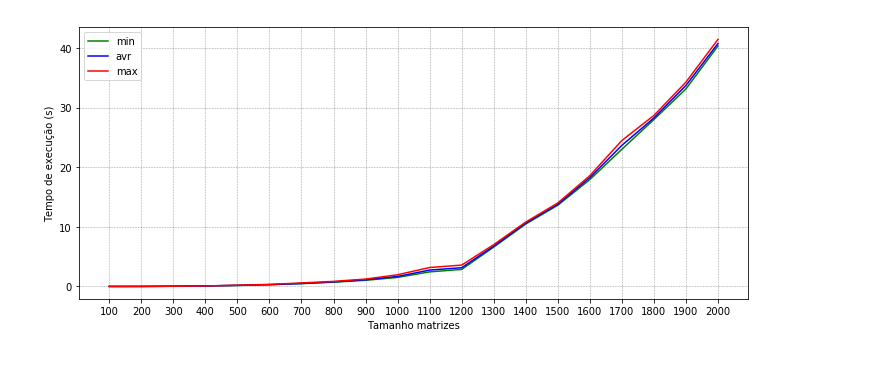
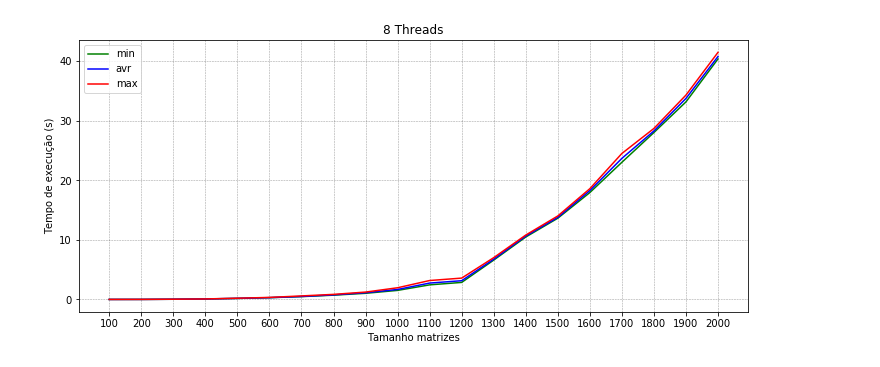
Before and after one commit to willianba/T-SisOp, a Jupyter notebook: src/python/graficos_paralelo.ipynb, the cells around one changed output. Cells and saved outputs as stored; diff of their text form; code cells hidden in the pictures.

```diff
--- a/src/python/graficos_paralelo.ipynb
+++ b/src/python/graficos_paralelo.ipynb
@@ -124,18 +126,19 @@ max_values = [max(thr8_100), max(thr8_200), max(thr8_300), max(thr8_400), max(th
 # %%
 fig, axes = plt.subplots(figsize=(12,5))
 
 axes.plot(min_values, label="min", color="green")
 axes.plot(avr_values, label="avr", color="blue")
 axes.plot(max_values, label="max", color="red")
 axes.set_ylabel("Tempo de execução (s)")
 axes.set_xlabel("Tamanho matrizes")
 axes.set_xticks(range(0,20))
 axes.set_xticklabels(range(100,2100,100))
+axes.set_title("8 Threads")
 
 # custom grid appearance
 axes.grid(color='black', alpha=0.4, linestyle='dashed', linewidth=0.5)
 
 axes.legend()
-fig.savefig("paralelo_8threads.jpg", dpi=200)
+fig.savefig("paralelo_8threads_titulo.jpg", dpi=200)
 # %% [output]
-[figure, old version]
+[figure, new version]
```
Also changed, not shown: parts of 2 cells of this notebook, 4 other files.
